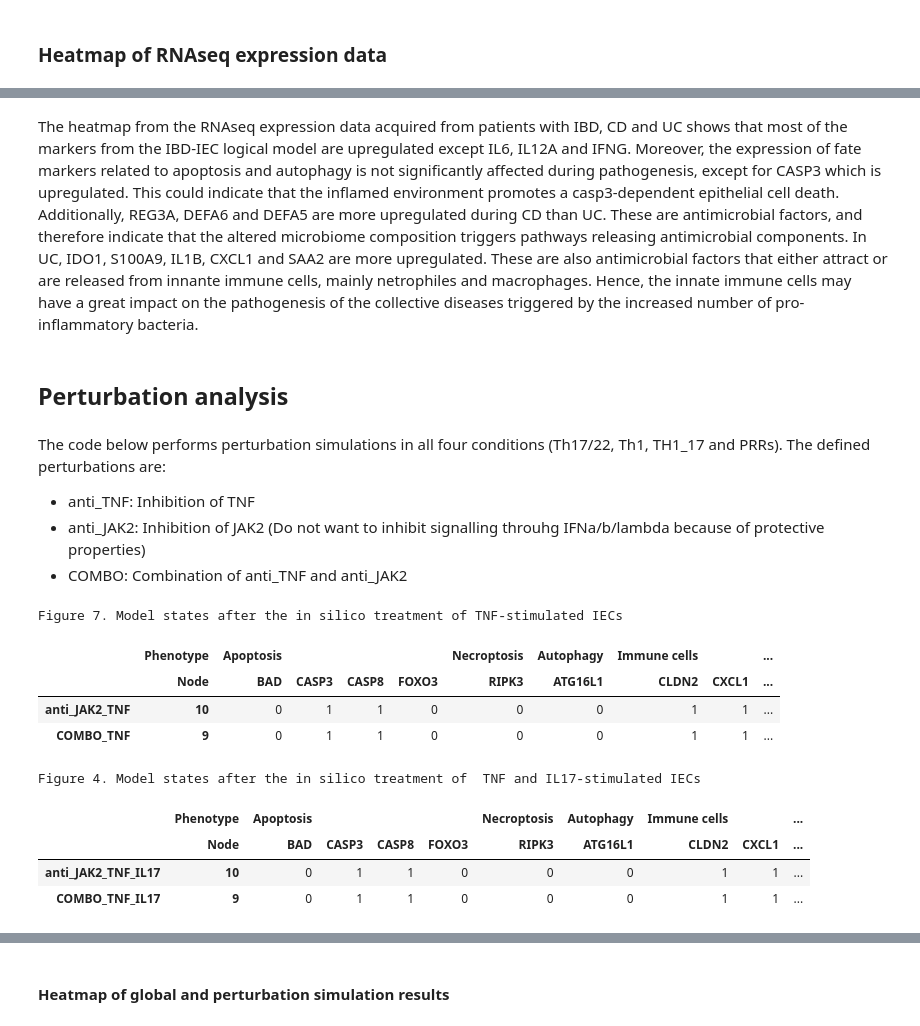
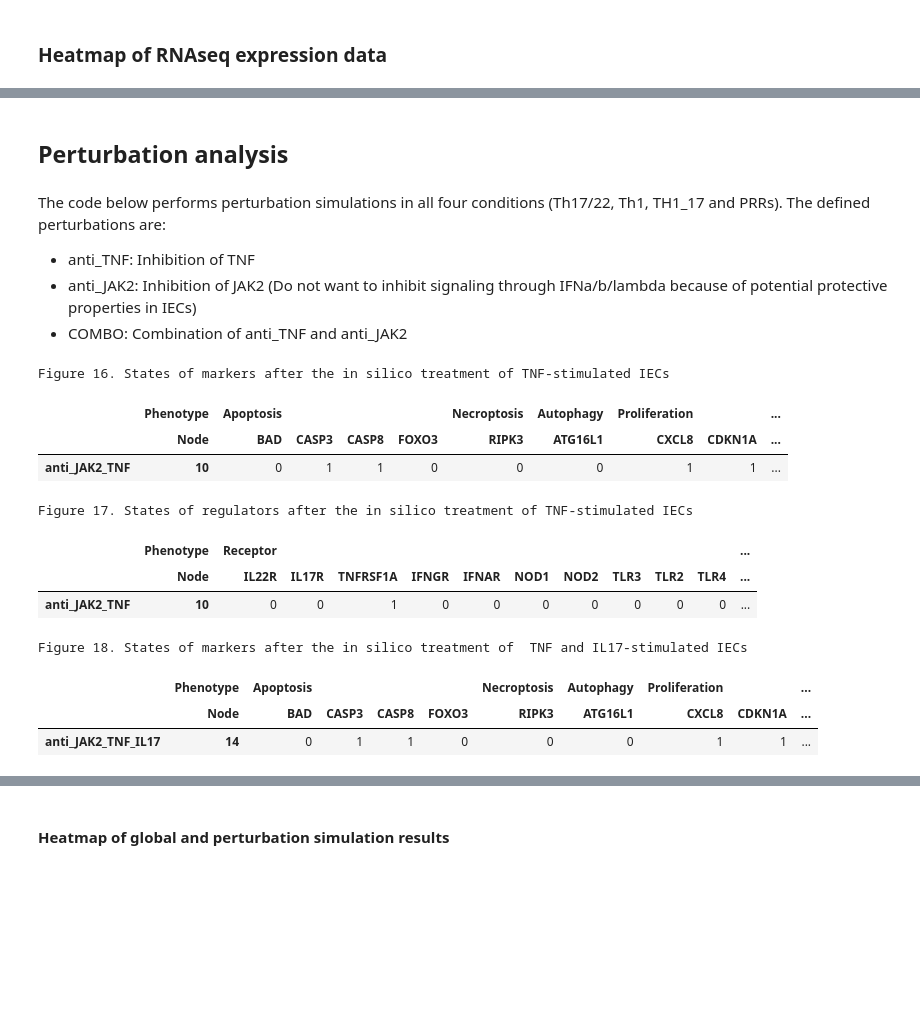
Before and after one commit to saraper/Supplementary_material, a Jupyter notebook: Model analysis/IBD_model_analysis.ipynb, the cells around one changed output, grey strips where cells are left out. Drawn from its saved outputs; the diff is of its cells as text; code cells hidden in the pictures; blank space fills up the shorter version.

```diff
--- a/Model analysis/IBD_model_analysis.ipynb
+++ b/Model analysis/IBD_model_analysis.ipynb
@@ -116,11 +117,13 @@ inpALL = ('IL22R == 1 & IL17R == 1 & TNFRSF1A == 1 & IFNGR == 1 & IFNAR == 1 & N
 
 #Prepare indexes with only output nodes
 
-markers = ['BAD', 'CASP3', 'CASP8', 'FOXO3', 'RIPK3', 'ATG16L1', 'CLDN2', 'CXCL1', 'CXCL9', 'CXCL3', 'IL8', 'IFNL1', 'IFNA1', 'SAA2', 'DEFA6', 'DEFA5', 'CAMP','IFNB', 'ISG15', 'ISG20', 'S100A12', 'LCN2', 'REG3A' , 'S100A8', 'S100A9', 'MHC_II', 'IFNG', 'CXCL10', 'IL12', 'CCL20','IL1B', 'IL23', 'IL36A', 'IL6', 'TNF','IDO1', 'MMP7']
-phen_arrays = [[ 'Apoptosis', 'Apoptosis', 'Apoptosis','Apoptosis', 'Necroptosis', 'Autophagy' , 'Immune cells' , 'Immune cells', 'Immune cells', 'Immune cells' , 'Immune cells' ,'Immune cells', 'Immune cells','Immune cells', 'Immune cells', 'Immune cells', 'Immune cells', 'Immune cells','Immune cells', 'Immune cells', 'Immune cells','Immune cells','Immune cells','Immune cells','Immune cells','Immune cells','Th1', 'Th1', 'Th1', 'Th17/22', 'Th17/22', 'Th17/22', 'Th17/22', 'Th17/22', 'Th17/22', 'Treg', 'Tissue repair'],
+markers = ['BAD', 'CASP3', 'CASP8', 'FOXO3', 'RIPK3', 'ATG16L1', 'CXCL8', 'CDKN1A', 'MMP7', 'CLDN2', 'CXCL1', 'CXCL9', 'CXCL3', 'IFNL1', 'IFNA1', 'IDO1', 'SAA2', 'DEFA6', 'DEFA5', 'CAMP','IFNB', 'ISG15', 'LCN2', 'ISG20', 'REG3A' , 'S100A8', 'S100A9', 'MHC_II', 'IFNG', 'CXCL10', 'CCL20','IL1B', 'IL23','IL36A','TNF']
+phen_arrays = [[ 'Apoptosis', 'Apoptosis', 'Apoptosis','Apoptosis', 'Necroptosis', 'Autophagy' , 'Proliferation', 'Proliferation' , 'Tissue repair', 'Immune cells', 'Immune cells' , 'Immune cells' ,'Immune cells','Immune cells', 'Immune cells', 'Immune cells', 'Immune cells', 'Immune cells','Immune cells', 'Immune cells','Immune cells','Immune cells','Immune cells','Immune cells', 'Immune cells', 'Immune cells', 'Immune cells', 'Immune cells','Th1', 'Th1', 'Th17/22', 'Th17/22', 'Th17/22', 'Th17/22', 'Th17/22'],
               markers]
-infl_markers = ['CLDN2', 'CXCL1', 'CXCL3', 'IL8', 'IFNL1', 'IFNA1', 'DEFA6', 'DEFA5', 'CAMP','IFNB', 'ISG15', 'ISG20', 'S100A12', 'LCN2', 'S100A8', 'S100A9', 'MHC_II', 'IFNG', 'IL12', 'CCL20', 'REG3A' ,'IL1B', 'IL23', 'IL36A', 'IL6', 'TNF']
-fate_markers = ['BAD', 'CASP3', 'CASP8', 'FOXO3', 'RIPK3', 'ATG16L1']
+
+regulators= ['IL22R', 'IL17R', 'TNFRSF1A', 'IFNGR','IFNAR','NOD1','NOD2','TLR3', 'TLR2', 'TLR4', 'TLR5', 'IL1R', 'IFNLR','ROS','AKT','COX2','DUOX2','FADD','IKBKB','IKBKG','IRAK_complex','JAK1_TYK2','JAK1_JAK2','JNK1', 'mTORC1', 'MYD88','NFKBIA', 'P38','PGE2','PI3K','PPARG','PTEN','PTPA','PTPN2','RIPK1','RIPK2','SOCS3','TAK1','TBK1','TICAM1','TNFAIP3','Tollip','TRADD','TRAF2','TRAF3IP2','TRAF6','TSC1', 'AP1', 'CREB1','IRF_complex', 'ISGF3', 'NFKB', 'STAT1','STAT3','IRF1']
+reg_arrays = [['Receptor','Receptor','Receptor','Receptor','Receptor','Receptor','Receptor','Receptor','Receptor','Receptor','Receptor','Receptor','Receptor', 'ROS','Signaling protein', 'Signaling protein','Signaling protein','Signaling protein','Signaling protein','Signaling protein','Signaling protein','Signaling protein','Signaling protein','Signaling protein','Signaling protein','Signaling protein','Signaling protein','Signaling protein','Signaling protein','Signaling protein','Signaling protein','Signaling protein','Signaling protein','Signaling protein','Signaling protein','Signaling protein','Signaling protein','Signaling protein','Signaling protein','Signaling protein','Signaling protein','Signaling protein','Signaling protein','Signaling protein','Signaling protein','Signaling protein','Signaling protein','Transcription factor','Transcription factor','Transcription factor','Transcription factor','Transcription factor','Transcription factor','Transcription factor','Transcription factor']
+              ,regulators]
 # %%
 # Compute stable states
 fixpoints = biolqm.fixpoints(lqm_model)
@@ -269,17 +396,15 @@ Figure 7. Heatmap of RNAseq patient expression data
-# %% [markdown]
-The heatmap from the RNAseq expression data acquired from patients with IBD, CD and UC shows that most of the markers from the IBD-IEC logical model are upregulated except IL6, IL12A and IFNG. Moreover, the expression of fate markers related to apoptosis and autophagy is not significantly affected during pathogenesis, except for CASP3 which is upregulated. This could indicate that the inflamed environment promotes a casp3-dependent epithelial cell death. Additionally, REG3A, DEFA6 and DEFA5 are more upregulated during CD than UC. These are antimicrobial factors, and therefore indicate that the altered microbiome composition triggers pathways releasing antimicrobial components. In UC, IDO1, S100A9, IL1B, CXCL1 and SAA2 are more upregulated. These are also antimicrobial factors that either attract or are released from innante immune cells, mainly netrophiles and macrophages. Hence, the innate immune cells may have a great impact on the pathogenesis of the collective diseases triggered by the increased number of pro-inflammatory bacteria.
 # %% [markdown]
 ## Perturbation analysis
 # %%
 #Define perturbations and inputs
 anti_TNF = biolqm.perturbation(lqm_model, "TNF_e%0")
 anti_JAK2 = biolqm.perturbation(lqm_model, "JAK1_JAK2%0")
-COMBO = biolqm.perturbation(lqm_model, "TNF_e%0"  "JAK1_JAK2%0")
+COMBO = biolqm.perturbation(lqm_model, "TNF_e%0 JAK1_JAK2%0")
 # %% [markdown]
 The code below performs perturbation simulations in all four conditions (Th17/22, Th1, TH1_17 and PRRs). The defined perturbations are:
 
 - anti_TNF: Inhibition of TNF
-- anti_JAK2: Inhibition of JAK2 (Do not want to inhibit signalling throuhg IFNa/b/lambda because of protective properties)
+- anti_JAK2: Inhibition of JAK2 (Do not want to inhibit signaling through IFNa/b/lambda because of potential protective properties in IECs)
 - COMBO: Combination of anti_TNF and anti_JAK2
 # %%
 # Identify all stable states
@@ -297,6 +429,7 @@ anti_TNF_TNF_fp = anti_TNF_fps_df.query(inpTNF)
 anti_TNF_TNF = anti_TNF_TNF_fp[markers]
 anti_TNF_TNF.columns = pd.MultiIndex.from_arrays(phen_arrays, names=['Phenotype', 'Node'])
 anti_TNF_TNF_df = pd.DataFrame(anti_TNF_TNF)
+
 
 anti_JAK2_TNF_fp = anti_JAK2_fps_df.query(inpTNF)
 anti_JAK2_TNF = anti_JAK2_TNF_fp[markers]
@@ -311,39 +444,64 @@ COMBO_TNF_df = pd.DataFrame(COMBO_TNF)
 
 frames_TNF = [anti_TNF_TNF_df, anti_JAK2_TNF_df, COMBO_TNF_df]
 pert_TNF = pd.concat(frames_TNF, keys=["anti_TNF_TNF", "anti_JAK2_TNF", "COMBO_TNF"])
-print("Figure 7. Model states after the in silico treatment of TNF-stimulated IECs")
+print("Figure 16. States of markers after the in silico treatment of TNF-stimulated IECs")
 pert_TNF
 # %% [output]
-Figure 7. Model states after the in silico treatment of TNF-stimulated IECs
+Figure 16. States of markers after the in silico treatment of TNF-stimulated IECs
-|  | Phenotype | Apoptosis |  |  |  | Necroptosis | Autophagy | Immune cells |  | ... |
-|  | Node | BAD | CASP3 | CASP8 | FOXO3 | RIPK3 | ATG16L1 | CLDN2 | CXCL1 | ... |
+|  | Phenotype | Apoptosis |  |  |  | Necroptosis | Autophagy | Proliferation |  | ... |
+|  | Node | BAD | CASP3 | CASP8 | FOXO3 | RIPK3 | ATG16L1 | CXCL8 | CDKN1A | ... |
 | anti_JAK2_TNF | 10 | 0 | 1 | 1 | 0 | 0 | 0 | 1 | 1 | ... |
-| COMBO_TNF | 9 | 0 | 1 | 1 | 0 | 0 | 0 | 1 | 1 | ... |
+# %%
+# Perform perturbation analysis for Th17 cytokines
+ranti_TNF_TNF_fp = anti_TNF_fps_df.query(inpTNF)
+ranti_TNF_TNF = ranti_TNF_TNF_fp[regulators]
+ranti_TNF_TNF.columns = pd.MultiIndex.from_arrays(reg_arrays, names=['Phenotype', 'Node'])
+ranti_TNF_TNF_df = pd.DataFrame(ranti_TNF_TNF)
+
+ranti_JAK2_TNF_fp = anti_JAK2_fps_df.query(inpTNF)
+ranti_JAK2_TNF = ranti_JAK2_TNF_fp[regulators]
+ranti_JAK2_TNF.columns = pd.MultiIndex.from_arrays(reg_arrays, names=['Phenotype', 'Node'])
+ranti_JAK2_TNF_df = pd.DataFrame(ranti_JAK2_TNF)
+
+rCOMBO_TNF_fp = COMBO_fps_df.query(inpTNF)
+rCOMBO_TNF = rCOMBO_TNF_fp[regulators]
+rCOMBO_TNF.columns = pd.MultiIndex.from_arrays(reg_arrays, names=['Phenotype', 'Node'])
+rCOMBO_TNF_df = pd.DataFrame(rCOMBO_TNF)
+
+
+frames_TNF = [ranti_TNF_TNF_df, ranti_JAK2_TNF_df, rCOMBO_TNF_df]
+rpert_TNF = pd.concat(frames_TNF, keys=["anti_TNF_TNF", "anti_JAK2_TNF", "COMBO_TNF"])
+print("Figure 17. States of regulators after the in silico treatment of TNF-stimulated IECs")
+rpert_TNF
+# %% [output]
+Figure 17. States of regulators after the in silico treatment of TNF-stimulated IECs
+|  | Phenotype | Receptor |  |  |  |  |  |  |  |  |  | ... |
+|  | Node | IL22R | IL17R | TNFRSF1A | IFNGR | IFNAR | NOD1 | NOD2 | TLR3 | TLR2 | TLR4 | ... |
+| anti_JAK2_TNF | 10 | 0 | 0 | 1 | 0 | 0 | 0 | 0 | 0 | 0 | 0 | ... |
 # %%
 # Perform perturbation analysis for Th1 cytokines
-anti_TNF_TNF_IL17fp = anti_TNF_fps_df.query(inpTNF_IL17)
-anti_TNF_TNF_IL17 = anti_TNF_TNF_IL17fp[markers]
+anti_TNF_TNF_IL17_fp = anti_TNF_fps_df.query(inpTNF_IL17)
+anti_TNF_TNF_IL17 = anti_TNF_TNF_IL17_fp[markers]
 anti_TNF_TNF_IL17.columns = pd.MultiIndex.from_arrays(phen_arrays, names=['Phenotype', 'Node'])
 anti_TNF_TNF_IL17_df = pd.DataFrame(anti_TNF_TNF_IL17)
 
 anti_JAK2_TNF_IL17_fp = anti_JAK2_fps_df.query(inpTNF_IL17)
 anti_JAK2_TNF_IL17 = anti_JAK2_TNF_IL17_fp[markers]
 anti_JAK2_TNF_IL17.columns = pd.MultiIndex.from_arrays(phen_arrays, names=['Phenotype', 'Node'])
 anti_JAK2_TNF_IL17_df = pd.DataFrame(anti_JAK2_TNF_IL17)
 
 COMBO_TNF_IL17_fp = COMBO_fps_df.query(inpTNF_IL17)
 COMBO_TNF_IL17 = COMBO_TNF_IL17_fp[markers]
 COMBO_TNF_IL17.columns = pd.MultiIndex.from_arrays(phen_arrays, names=['Phenotype', 'Node'])
 COMBO_TNF_IL17_df = pd.DataFrame(COMBO_TNF_IL17)
 
 
 frames_TNF_IL17 = [anti_TNF_TNF_IL17_df, anti_JAK2_TNF_IL17_df, COMBO_TNF_IL17_df]
-pert_TNF_IL17 = pd.concat(frames_TNF, keys=["anti_TNF_TNF_IL17", "anti_JAK2_TNF_IL17", "COMBO_TNF_IL17"])
-print("Figure 4. Model states after the in silico treatment of  TNF and IL17-stimulated IECs")
+pert_TNF_IL17 = pd.concat(frames_TNF_IL17, keys=["anti_TNF_TNF_IL17", "anti_JAK2_TNF_IL17", "COMBO_TNF_IL17"])
+print("Figure 18. States of markers after the in silico treatment of  TNF and IL17-stimulated IECs")
 pert_TNF_IL17
 # %% [output]
-Figure 4. Model states after the in silico treatment of  TNF and IL17-stimulated IECs
+Figure 18. States of markers after the in silico treatment of  TNF and IL17-stimulated IECs
-|  | Phenotype | Apoptosis |  |  |  | Necroptosis | Autophagy | Immune cells |  | ... |
-|  | Node | BAD | CASP3 | CASP8 | FOXO3 | RIPK3 | ATG16L1 | CLDN2 | CXCL1 | ... |
-| anti_JAK2_TNF_IL17 | 10 | 0 | 1 | 1 | 0 | 0 | 0 | 1 | 1 | ... |
-| COMBO_TNF_IL17 | 9 | 0 | 1 | 1 | 0 | 0 | 0 | 1 | 1 | ... |
+|  | Phenotype | Apoptosis |  |  |  | Necroptosis | Autophagy | Proliferation |  | ... |
+|  | Node | BAD | CASP3 | CASP8 | FOXO3 | RIPK3 | ATG16L1 | CXCL8 | CDKN1A | ... |
+| anti_JAK2_TNF_IL17 | 14 | 0 | 1 | 1 | 0 | 0 | 0 | 1 | 1 | ... |
```
Also changed, not shown: parts of 50 cells of this notebook, 2 other files.
